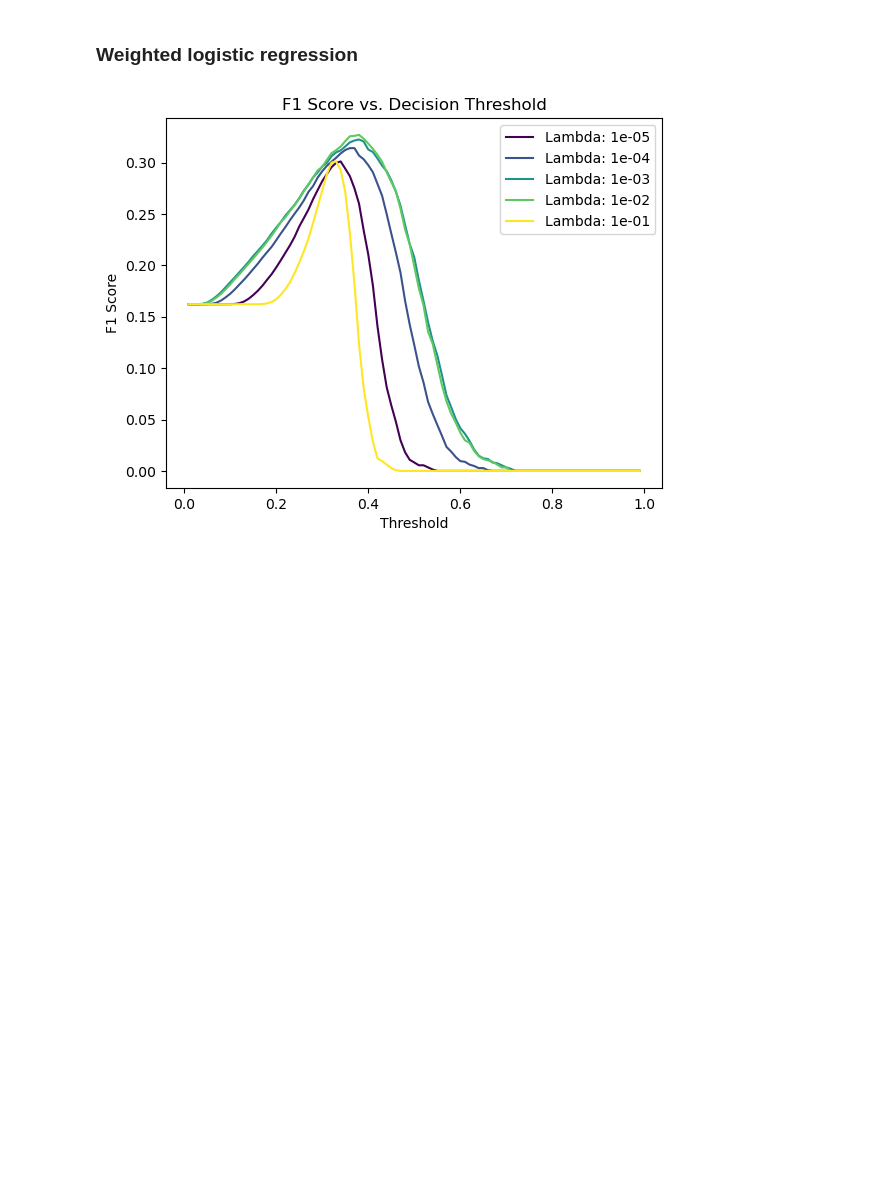
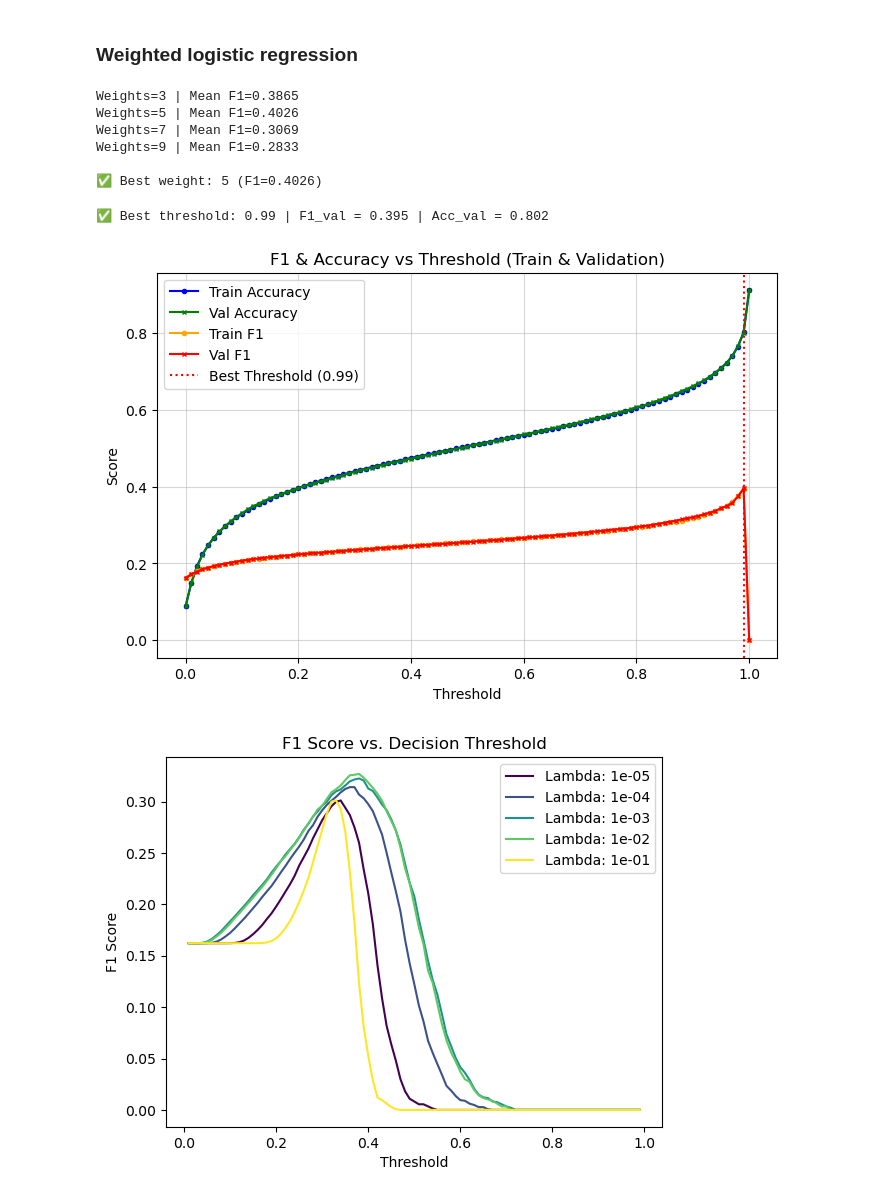
Before and after one commit to nathanmutin/MilaLyon, a Jupyter notebook: process.ipynb, the cells around one changed output. Drawn from its saved outputs; the diff is of its cells as text; code cells hidden in the pictures; blank space fills up the shorter version.

```diff
--- a/process.ipynb
+++ b/process.ipynb
@@ -140,7 +144,7 @@ Gamma=0.90000 | Mean F1=0.3189
 
 ✅ Best gamma: 0.50000 (F1=0.4253)
 # %%
-#best_gamma = 0.5
+best_gamma = 0.5
 # %% [markdown]
 Therefore gamma as 0.5. Let's set our baseline with the logistic regression.
 # %%
@@ -235,3 +278,61 @@ w, best_t, best_f1, best_acc, losses_train, f1_scores, weights = plot_training_v
+# %%
+class_weights = [3,5,7,9]
+best_weight, results = cross_validate_weights(data_copy['x_train'], data_copy['y_train'], class_weights, k=5, max_iters=max_iter, gamma=best_gamma)
+# %% [output]
+Weights=3 | Mean F1=0.3865
+Weights=5 | Mean F1=0.4026
+Weights=7 | Mean F1=0.3069
+Weights=9 | Mean F1=0.2833
+
+✅ Best weight: 5 (F1=0.4026)
+# %%
+n_pos = np.sum(data_copy['y_train'] == 1)
+n_neg = np.sum(data_copy['y_train'] == 0)
+N = len(data_copy['y_train'])
+w_pos = N / (2 * max(n_pos, 1))
+w_neg = N / (2 * max(n_neg, 1))
+sample_weights_class_frequency = np.where(data_copy['y_train'] == 1, w_pos, w_neg)
+# %%
+initial_w = np.zeros(data_copy['x_train'].shape[1])
+w, loss = weighted_reg_logistic_regression(data_copy['y_train'], data_copy['x_train'], 0, sample_weights_class_frequency, initial_w, max_iter, best_gamma)
+# ---- Threshold sweep ----
+thresholds = np.arange(0.0, 1.0 + 0.01, 0.01)
+f1_train, acc_train = [], []
+f1_val, acc_val = [], []
+
+for t in thresholds:
+    y_pred_train = predict_labels_logistic(data_copy['x_train'], w, t)
+    y_pred_val = predict_labels_logistic(data_copy['x_val'], w, t)
+
+    scores_train = compute_scores(data_copy['y_train'], y_pred_train)
+    scores_val = compute_scores(data_copy['y_val'], y_pred_val)
+
+    f1_train.append(scores_train['f1_score'])
+    acc_train.append(scores_train['accuracy'])
+    f1_val.append(scores_val['f1_score'])
+    acc_val.append(scores_val['accuracy'])
+
+# ---- Best threshold ----
+best_idx = np.argmax(f1_val)
+best_thr = thresholds[best_idx]
+print(f"✅ Best threshold: {best_thr:.2f} | F1_val = {f1_val[best_idx]:.3f} | Acc_val = {acc_val[best_idx]:.3f}")
+
+# ---- Plot F1 & Accuracy vs Threshold ----
+plt.figure(figsize=(8,5))
+plt.plot(thresholds, acc_train, label='Train Accuracy',  marker='o',  markersize=3, color='blue')
+plt.plot(thresholds, acc_val, label='Val Accuracy',  marker='x', markersize=3, color='green')
+plt.plot(thresholds, f1_train, label='Train F1', marker='o',markersize = 3, color='orange')
+plt.plot(thresholds, f1_val, label='Val F1',  marker='x', markersize=3, color='red')
+plt.axvline(best_thr, color='red', linestyle=':', label=f'Best Threshold ({best_thr:.2f})')
+plt.xlabel('Threshold')
+plt.ylabel('Score')
+plt.title('F1 & Accuracy vs Threshold (Train & Validation)')
+plt.legend()
+plt.grid(alpha=0.5)
+plt.show()
+# %% [output]
+✅ Best threshold: 0.99 | F1_val = 0.395 | Acc_val = 0.802
+[figure, added]
 # %%
 initial_w = np.zeros(data_copy['x_train'].shape[1])
 # Define sample weights: weight of 1 for class 0 and weight of 4 for class 1
```
Also changed, not shown: parts of 11 cells of this notebook.
